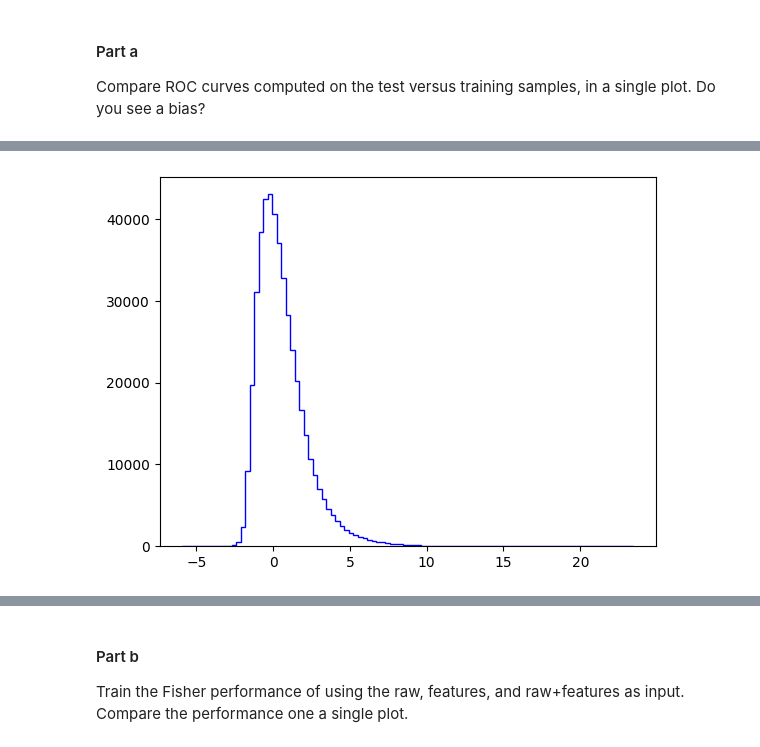
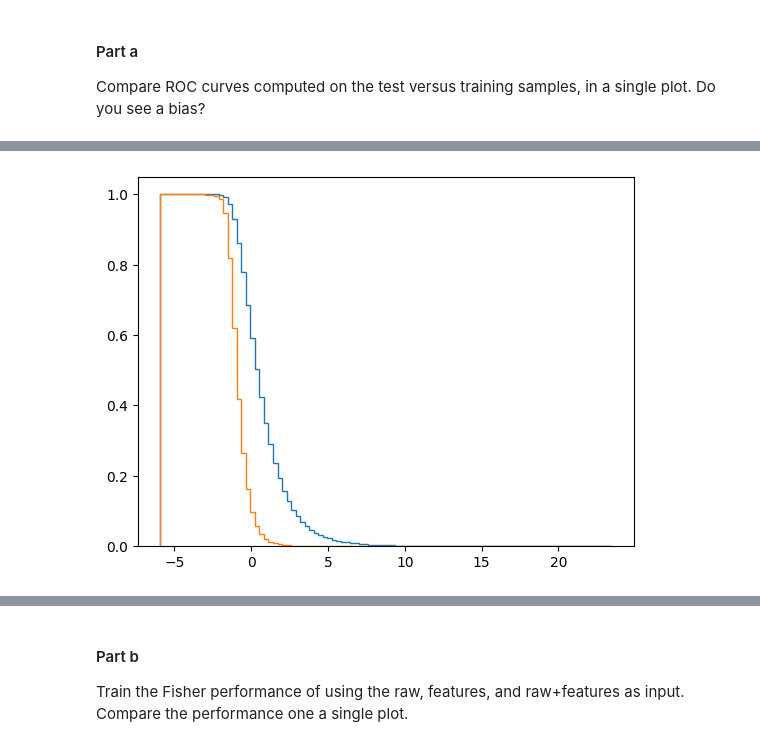
Before and after one commit to reese-quinto/DATA3402.Spring23, a Jupyter notebook: Labs/Lab.06/Lab06_deliverable.ipynb, the cells around one changed output, grey strips where cells are left out. Drawn from its saved outputs; the diff is of its cells as text; code cells hidden in the pictures.

```diff
--- a/Labs/Lab.06/Lab06_deliverable.ipynb
+++ b/Labs/Lab.06/Lab06_deliverable.ipynb
@@ -126,4 +159,5 @@ Compare ROC curves computed on the test versus training samples, in a single plo
 # %%
-TPR,bins_sig,_=plt.hist(Fisher.decision_function(Test_sig[VarNames[1:]]),bins=100,histtype="step", color="blue", label="signal",stacked=True)
+TPR_test,bins_sig,_=plt.hist(Fisher.decision_function(Test_sig[VarNames[1:]]),bins=100,histtype="step",cumulative=-1,density=True)
+FPR_test,bins_sig,_=plt.hist(Fisher.decision_function(Test_bkg[VarNames[1:]]),bins=bins_sig,histtype="step",cumulative=-1,density=True)
 # %% [output]
-[figure, old version]
+[figure, new version]
```
Also changed, not shown: parts of 6 cells of this notebook.
